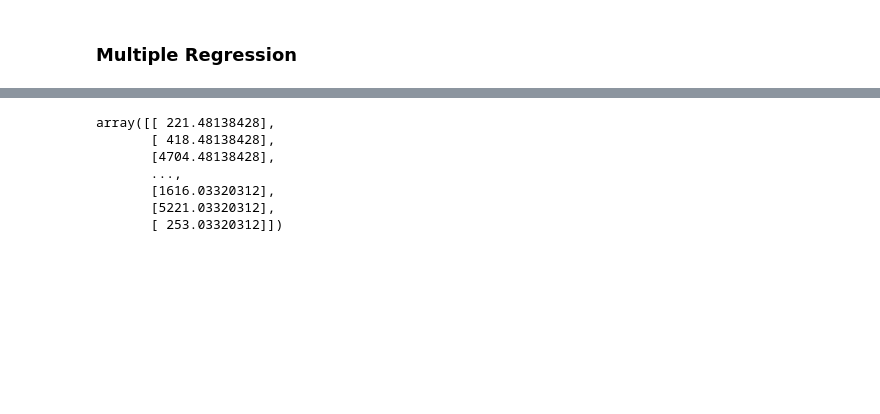
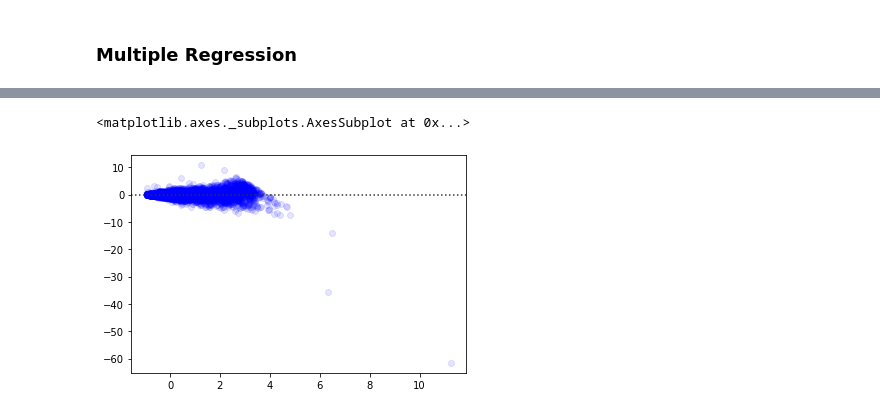
Before and after one commit to jandroi/3_2_BD, a Jupyter notebook: Evaluated_Exercise_II_B_s0572034.ipynb, the cells around one changed output, grey strips where cells are left out. Saved outputs shown, nothing was run; the diff lists cells and outputs as text; code cells hidden in the pictures; blank space fills up the shorter version.

```diff
--- a/Evaluated_Exercise_II_B_s0572034.ipynb
+++ b/Evaluated_Exercise_II_B_s0572034.ipynb
@@ -180,11 +180,12 @@ score = model.evaluate(X_test_sc,y_test, batch_size=32)
-# %%
-residuals = y_test - y_pred
-residuals.reshape(-1,1)
-# %% [output]
-array([[ 221.48138428],
-       [ 418.48138428],
-       [4704.48138428],
-       ...,
-       [1616.03320312],
-       [5221.03320312],
-       [ 253.03320312]])
+# %%
+residuals = y_test.reshape(-1,1) - y_pred
+residuals = residuals.reshape(-1,1)
+y_pred = y_pred.reshape(-1,1)
+scaler = StandardScaler()
+Z_res = scaler.fit_transform(residuals)
+Z_y_pred = scaler.fit_transform(y_pred)
+# %%
+sns.residplot(x=Z_y_pred, y=Z_res, scatter_kws={'alpha':0.1} ,color="b")
+# %% [output]
+<matplotlib.axes._subplots.AxesSubplot at 0x...>
+[figure, added]
```
Also changed, not shown: parts of 5 cells of this notebook.
